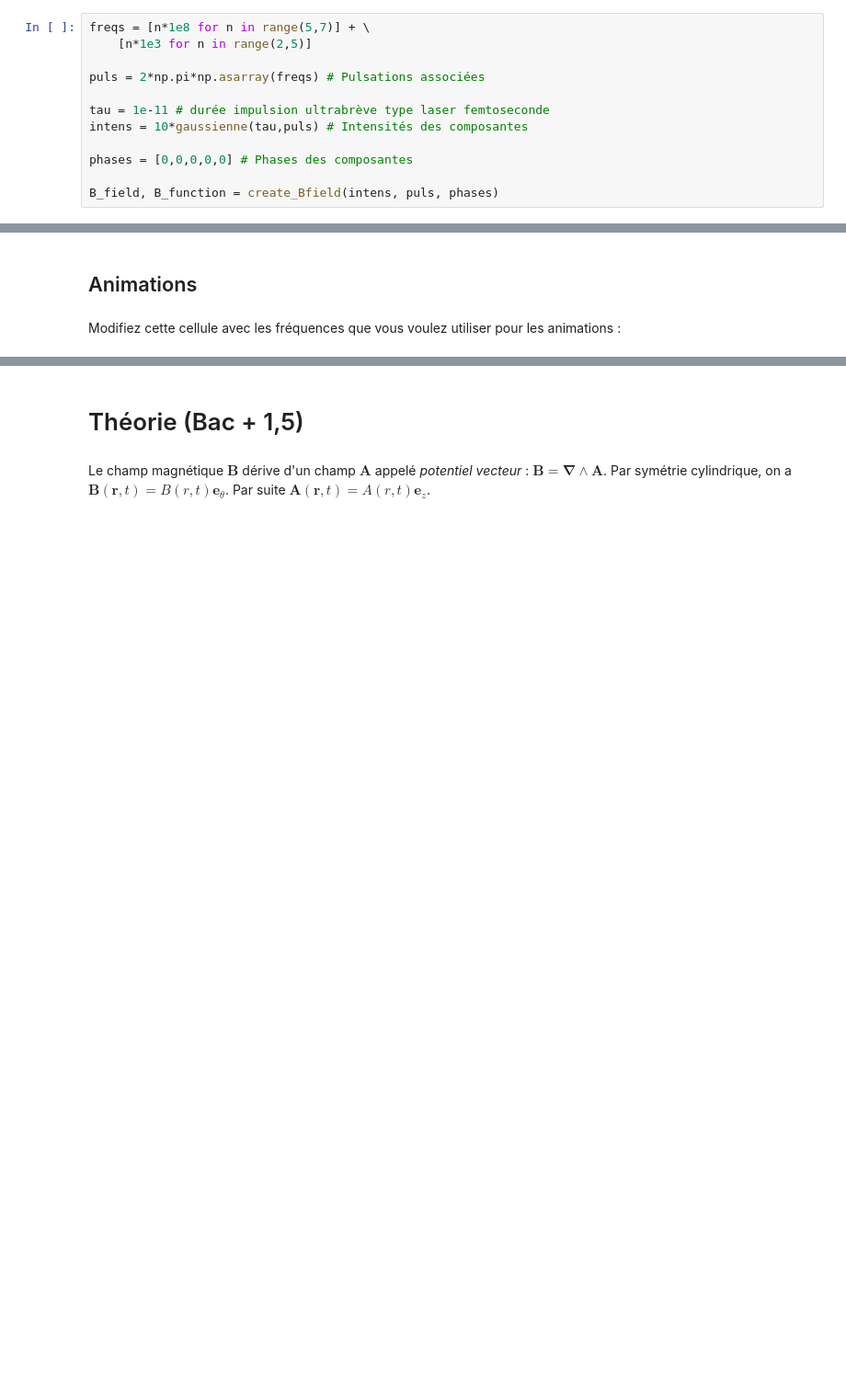
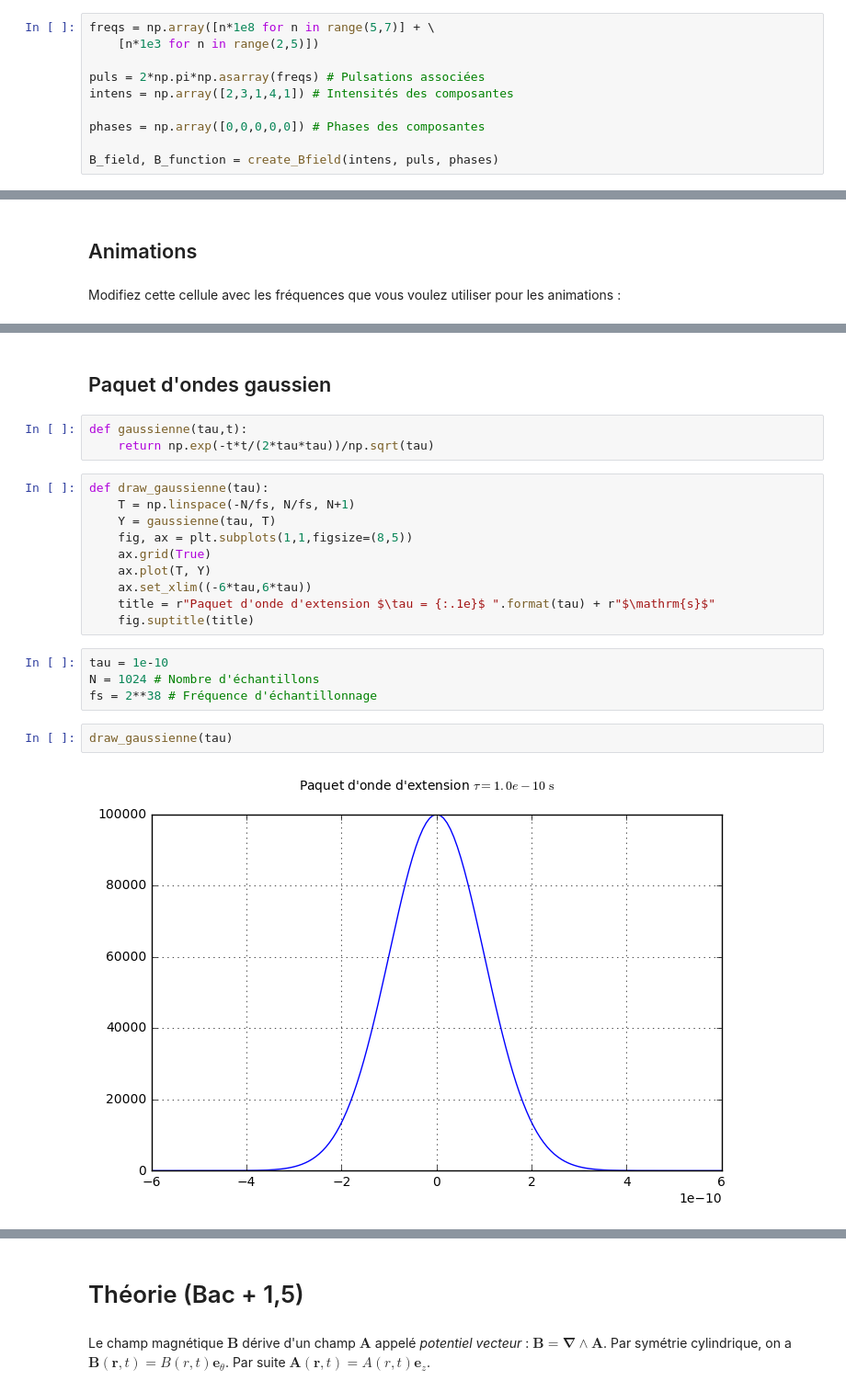
Before and after one commit to ManifoldFR/appro-phy-ts, a Jupyter notebook: parts/electrostat/champmag_courantvariable/variableCurrent_field.ipynb, the cells around one changed output, grey strips where cells are left out. Shown at 92% size. Cells and saved outputs as stored; diff of their text form; blank space fills up the shorter version.

```diff
--- a/parts/electrostat/champmag_courantvariable/variableCurrent_field.ipynb
+++ b/parts/electrostat/champmag_courantvariable/variableCurrent_field.ipynb
@@ -192,12 +187,10 @@ def gaussienne(tau,t):
 # %%
-freqs = [n*1e8 for n in range(5,7)] + \
-    [n*1e3 for n in range(2,5)]
+freqs = np.array([n*1e8 for n in range(5,7)] + \
+    [n*1e3 for n in range(2,5)])
 
 puls = 2*np.pi*np.asarray(freqs) # Pulsations associées
+intens = np.array([2,3,1,4,1]) # Intensités des composantes
 
-tau = 1e-11 # durée impulsion ultrabrève type laser femtoseconde
-intens = 10*gaussienne(tau,puls) # Intensités des composantes
-
-phases = [0,0,0,0,0] # Phases des composantes
+phases = np.array([0,0,0,0,0]) # Phases des composantes
 
 B_field, B_function = create_Bfield(intens, puls, phases)
@@ -250,0 +241,23 @@ graphe_B(times_an, True)
+# %% [markdown]
+## Paquet d'ondes gaussien
+# %%
+def gaussienne(tau,t):
+    return np.exp(-t*t/(2*tau*tau))/np.sqrt(tau)
+# %%
+def draw_gaussienne(tau):
+    T = np.linspace(-N/fs, N/fs, N+1)
+    Y = gaussienne(tau, T)
+    fig, ax = plt.subplots(1,1,figsize=(8,5))
+    ax.grid(True)
+    ax.plot(T, Y)
+    ax.set_xlim((-6*tau,6*tau))
+    title = r"Paquet d'onde d'extension $\tau = {:.1e}$ ".format(tau) + r"$\mathrm{s}$"
+    fig.suptitle(title)
+# %%
+tau = 1e-10
+N = 1024 # Nombre d'échantillons
+fs = 2**38 # Fréquence d'échantillonnage
+# %%
+draw_gaussienne(tau)
+# %% [output]
+[figure, added]
```
Also changed, not shown: parts of 21 cells of this notebook, 6 other files.
